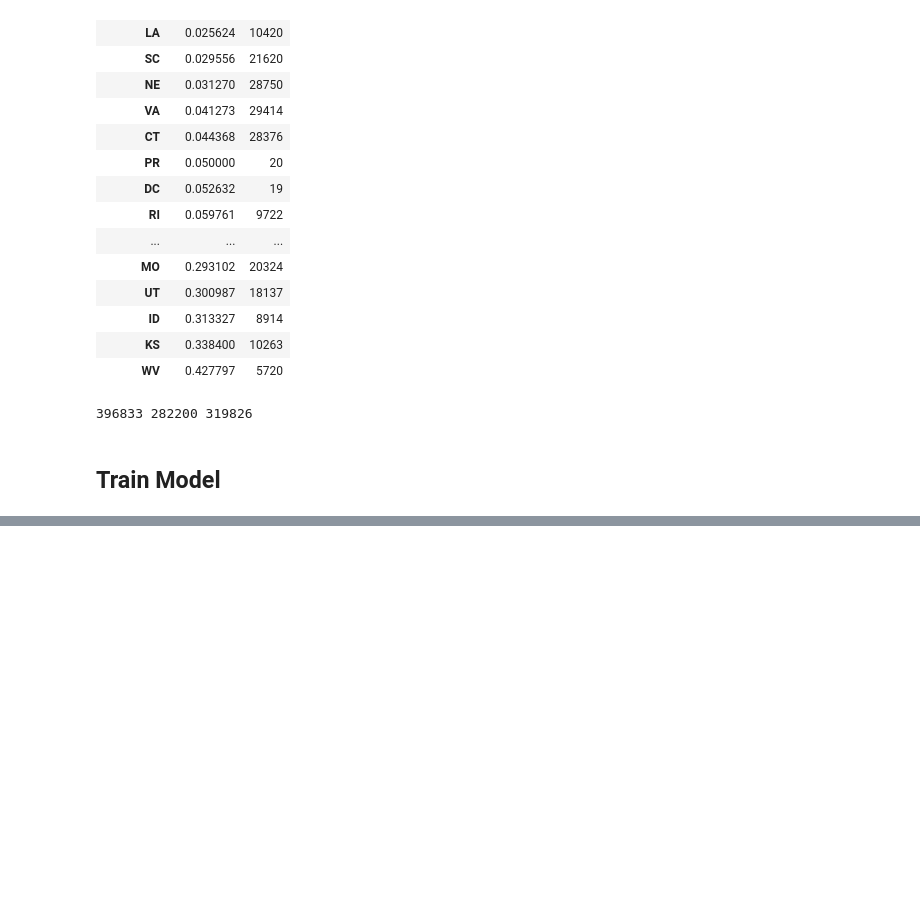
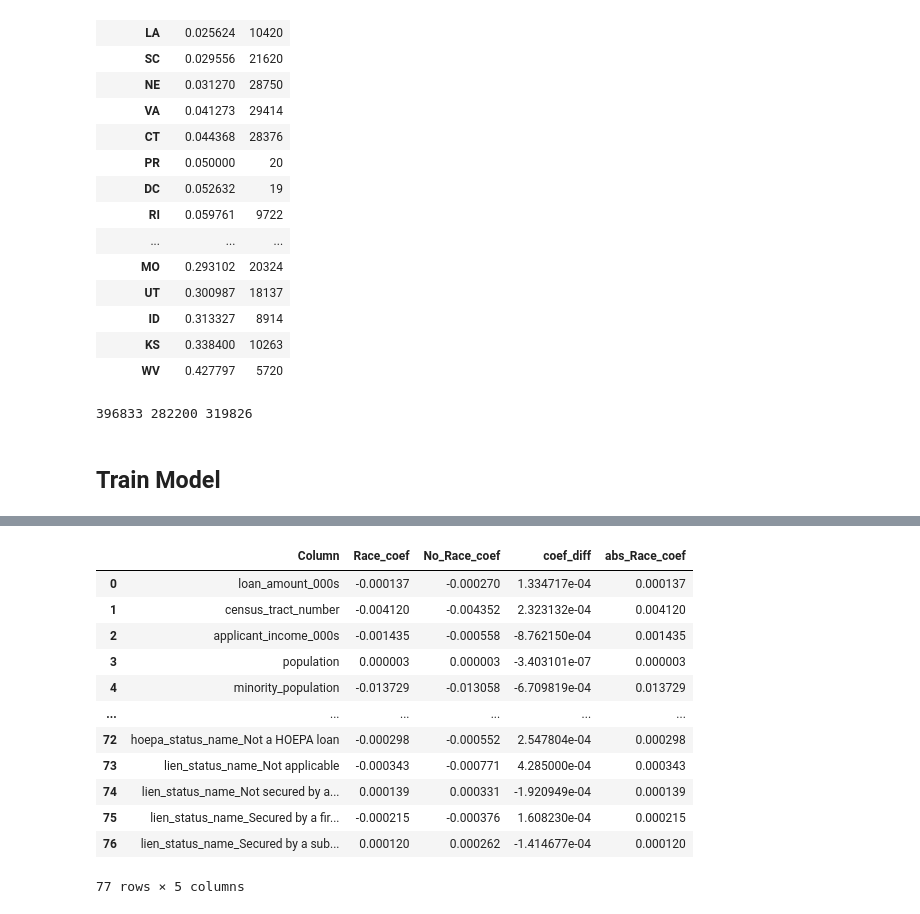
Before and after one commit to mglevitt/Lending_Bias, a Jupyter notebook: src/Model.ipynb, the cells around one changed output, grey strips where cells are left out. Cells and saved outputs as stored; diff of their text form; code cells hidden in the pictures; blank space fills up the shorter version.

```diff
--- a/src/Model.ipynb
+++ b/src/Model.ipynb
@@ -179,0 +249,23 @@ weighted avg       0.82      0.90      0.86     55643
+# %%
+train_cols = list(train.columns)
+train_cols_no_race = list(train_no_race.columns)
+coef_df = pd.DataFrame({'Column':train_cols,'Race_coef':model.coef_[0]})
+no_race_coef_df = pd.DataFrame({'Column':train_cols_no_race,'No_Race_coef':model_no_race.coef_[0]}).set_index('Column')
+all_coef_df = coef_df.join(no_race_coef_df,on = ['Column'],how = 'left')
+all_coef_df['coef_diff'] = all_coef_df['Race_coef'] - all_coef_df['No_Race_coef']
+all_coef_df['abs_Race_coef'] = abs(all_coef_df['Race_coef'])
+all_coef_df
+# %% [output]
+|  | Column | Race_coef | No_Race_coef | coef_diff | abs_Race_coef |
+| 0 | loan_amount_000s | -0.000137 | -0.000270 | 1.334717e-04 | 0.000137 |
+| 1 | census_tract_number | -0.004120 | -0.004352 | 2.323132e-04 | 0.004120 |
+| 2 | applicant_income_000s | -0.001435 | -0.000558 | -8.762150e-04 | 0.001435 |
+| 3 | population | 0.000003 | 0.000003 | -3.403101e-07 | 0.000003 |
+| 4 | minority_population | -0.013729 | -0.013058 | -6.709819e-04 | 0.013729 |
+| ... | ... | ... | ... | ... | ... |
+| 72 | hoepa_status_name_Not a HOEPA loan | -0.000298 | -0.000552 | 2.547804e-04 | 0.000298 |
+| 73 | lien_status_name_Not applicable | -0.000343 | -0.000771 | 4.285000e-04 | 0.000343 |
+| 74 | lien_status_name_Not secured by a... | 0.000139 | 0.000331 | -1.920949e-04 | 0.000139 |
+| 75 | lien_status_name_Secured by a fir... | -0.000215 | -0.000376 | 1.608230e-04 | 0.000215 |
+| 76 | lien_status_name_Secured by a sub... | 0.000120 | 0.000262 | -1.414677e-04 | 0.000120 |
+77 rows × 5 columns
```
Also changed, not shown: parts of 8 cells of this notebook.
